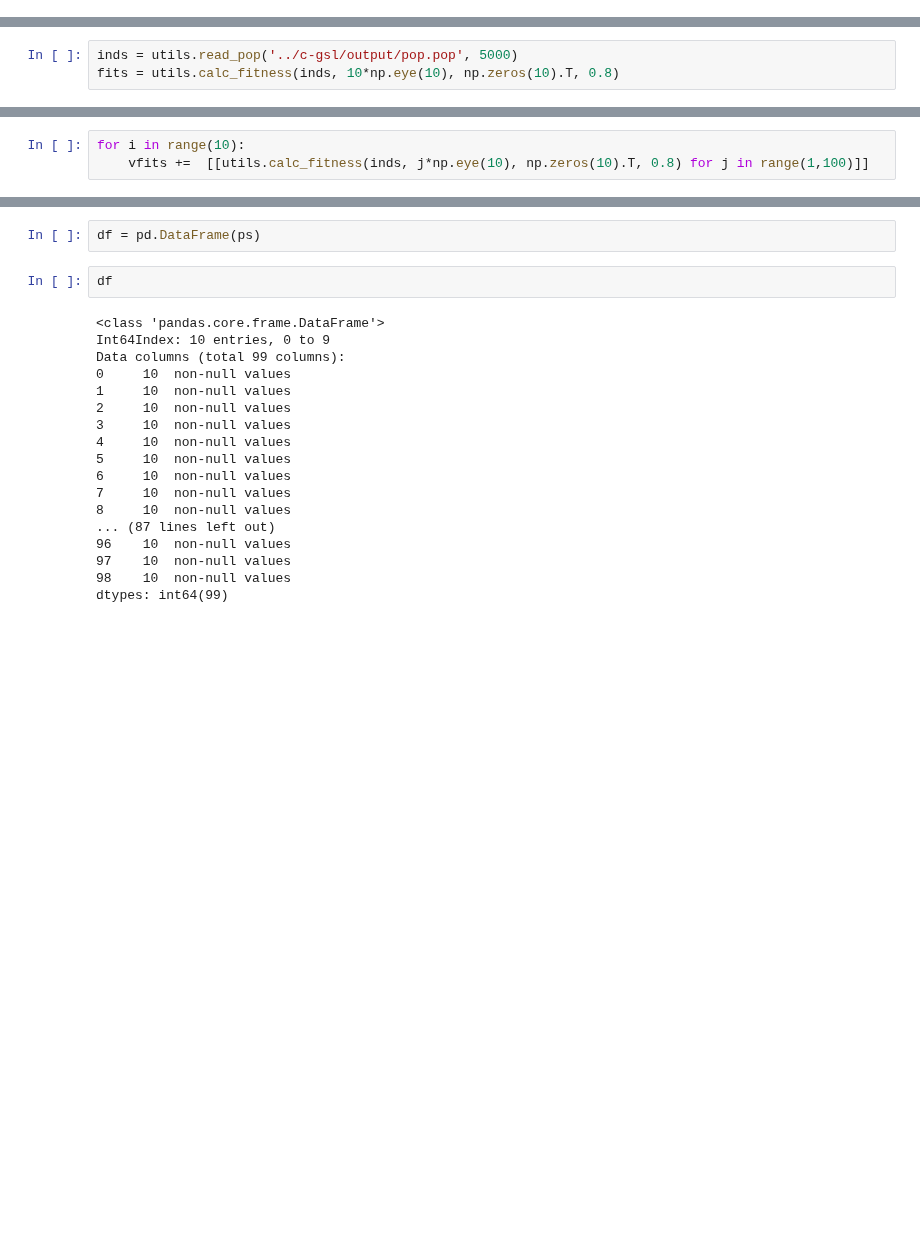
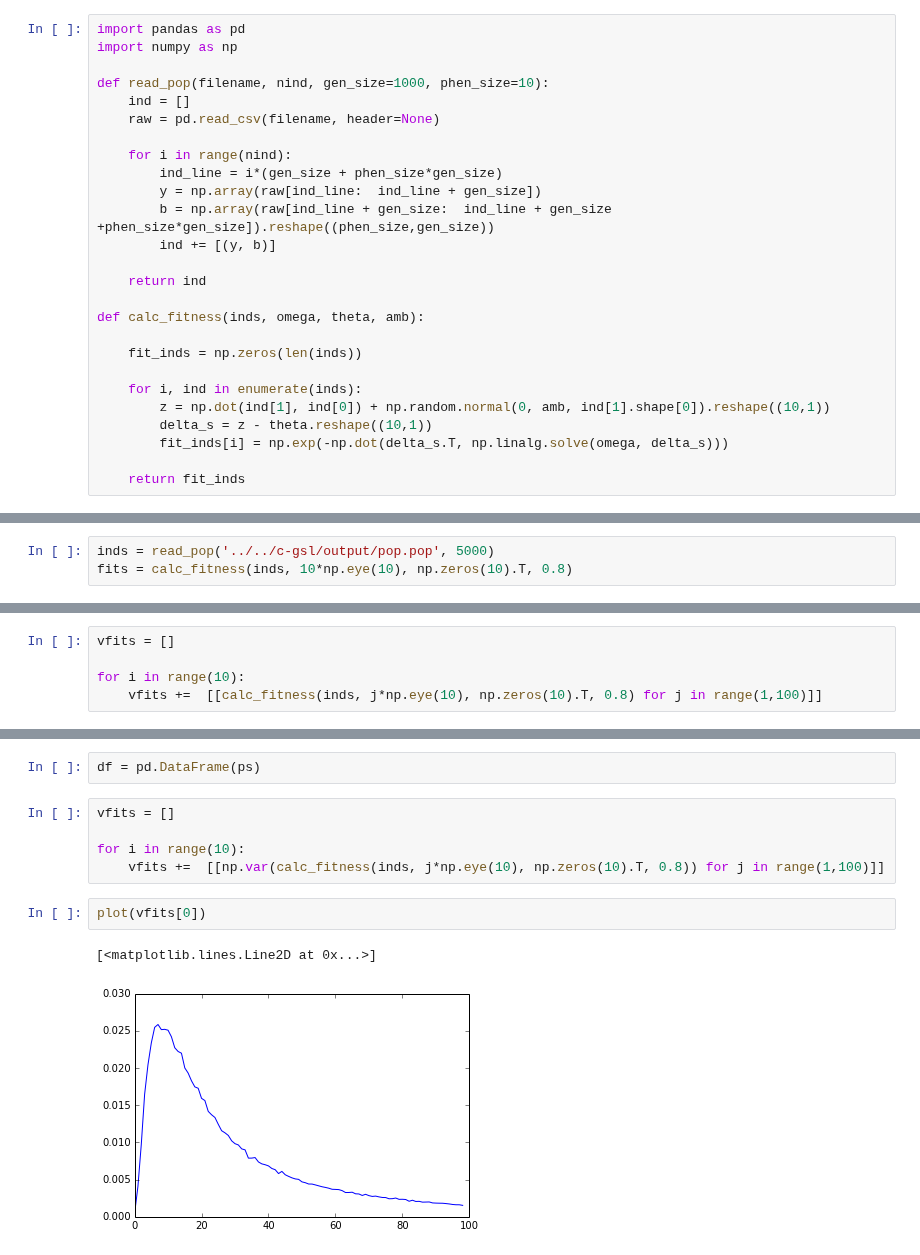
Before and after one commit to diogro/evomod, a Jupyter notebook: py/notebooks/Different selection regimes.ipynb, the cells around one changed output, grey strips where cells are left out. Cells and saved outputs as stored; diff of their text form; blank space fills up the shorter version.

Commit message:
Different regimes selections fitness variances

```diff
--- a/py/notebooks/Different selection regimes.ipynb
+++ b/py/notebooks/Different selection regimes.ipynb
@@ -1,3 +3,29 @@
+# %%
+import pandas as pd
+import numpy as np
+
+def read_pop(filename, nind, gen_size=1000, phen_size=10):
+    ind = []
+    raw = pd.read_csv(filename, header=None)
+
+    for i in range(nind):
+        ind_line = i*(gen_size + phen_size*gen_size)
+        y = np.array(raw[ind_line:  ind_line + gen_size])
+        b = np.array(raw[ind_line + gen_size:  ind_line + gen_size +phen_size*gen_size]).reshape((phen_size,gen_size))
+        ind += [(y, b)]
+
+    return ind
+
+def calc_fitness(inds, omega, theta, amb):
+
+    fit_inds = np.zeros(len(inds))
+
+    for i, ind in enumerate(inds):
+        z = np.dot(ind[1], ind[0]) + np.random.normal(0, amb, ind[1].shape[0]).reshape((10,1))
+        delta_s = z - theta.reshape((10,1))
+        fit_inds[i] = np.exp(-np.dot(delta_s.T, np.linalg.solve(omega, delta_s)))
+
+    return fit_inds
 # %%
 %pylab inline
 
@@ -7,6 +34,6 @@ import pandas as pd
 # %% [output]
 Populating the interactive namespace from numpy and matplotlib
 # %%
-inds = utils.read_pop('../c-gsl/output/pop.pop', 5000)
-fits = utils.calc_fitness(inds, 10*np.eye(10), np.zeros(10).T, 0.8)
+inds = read_pop('../../c-gsl/output/pop.pop', 5000)
+fits = calc_fitness(inds, 10*np.eye(10), np.zeros(10).T, 0.8)
 # %%
@@ -22,6 +47,8 @@ vfits = []
 # %%
+vfits = []
+
 for i in range(10):
-    vfits +=  [[utils.calc_fitness(inds, j*np.eye(10), np.zeros(10).T, 0.8) for j in range(1,100)]]
+    vfits +=  [[calc_fitness(inds, j*np.eye(10), np.zeros(10).T, 0.8) for j in range(1,100)]]
 # %%
 utils.calc_fitness(inds, 1*np.eye(10), np.zeros(10).T, 0.8).shape
 # %% [output]
@@ -51,23 +78,13 @@ len(set(np.random.choice(10000, 5000, replace=True)))
 ps = np.array(map(lambda p: map(len, p), parents))
 # %%
 df = pd.DataFrame(ps)
-# %%
-df
-# %% [output]
-<class 'pandas.core.frame.DataFrame'>
-Int64Index: 10 entries, 0 to 9
-Data columns (total 99 columns):
-0     10  non-null values
-1     10  non-null values
-2     10  non-null values
-3     10  non-null values
-4     10  non-null values
-5     10  non-null values
-6     10  non-null values
-7     10  non-null values
-8     10  non-null values
-... (87 lines left out)
-96    10  non-null values
-97    10  non-null values
-98    10  non-null values
-dtypes: int64(99)
+# %%
+vfits = []
+
+for i in range(10):
+    vfits +=  [[np.var(calc_fitness(inds, j*np.eye(10), np.zeros(10).T, 0.8)) for j in range(1,100)]]
+# %%
+plot(vfits[0])
+# %% [output]
+[<matplotlib.lines.Line2D at 0x...>]
+[figure, added]
```
Also changed, not shown: parts of 6 cells of this notebook, 2 other files.
